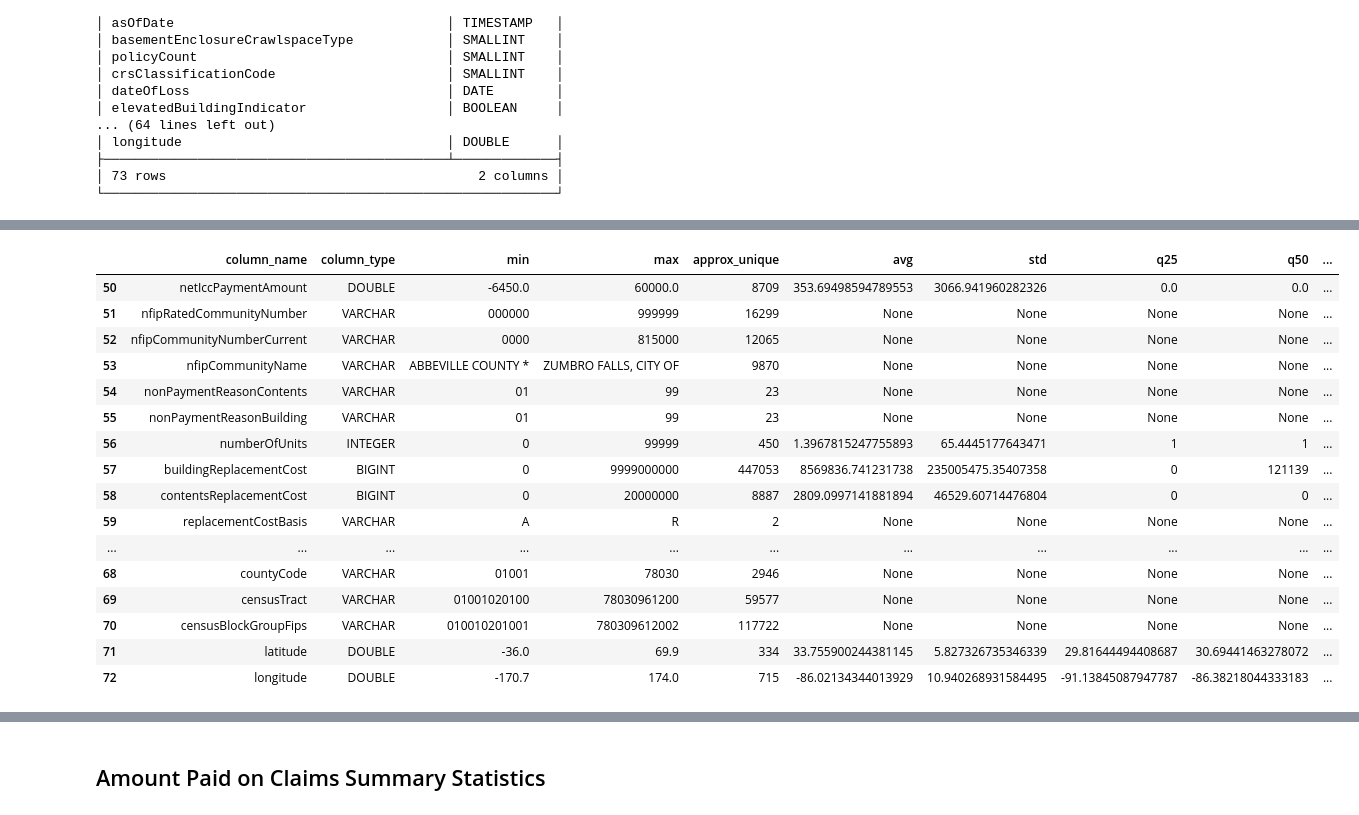
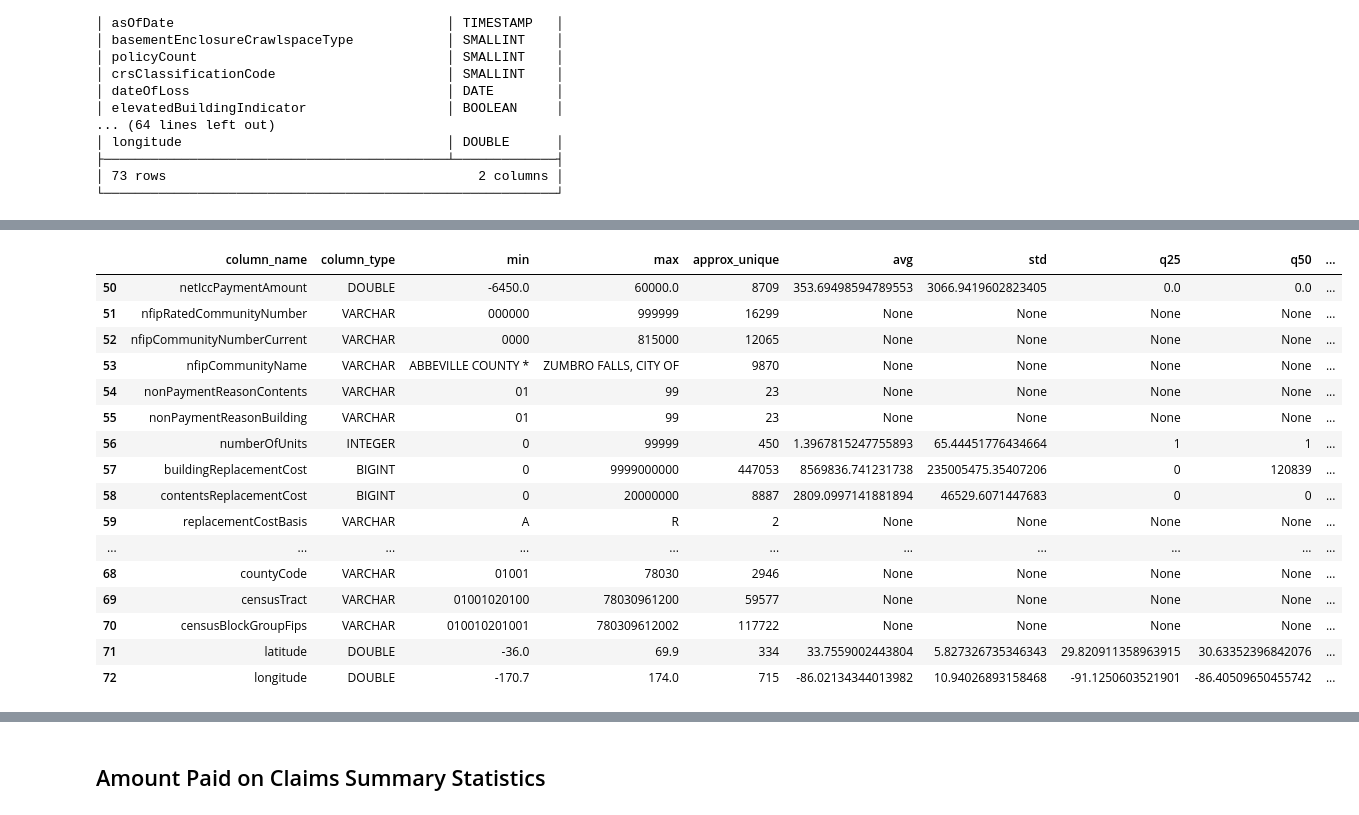
Before and after one commit to mebauer/duckdb-fema-nfip, a Jupyter notebook: analysis.ipynb, the cells around one changed output, grey strips where cells are left out. Drawn from its saved outputs; the diff is of its cells as text; code cells hidden in the pictures.

```diff
--- a/analysis.ipynb
+++ b/analysis.ipynb
@@ -332,20 +380,20 @@ summarize_df.iloc[25:50, :]
 # %%
-summarize_df.iloc[50:, :]
+con.sql(sql).df().iloc[50:, :]
 # %% [output]
 |  | column_name | column_type | min | max | approx_unique | avg | std | q25 | q50 | ... |
-| 50 | netIccPaymentAmount | DOUBLE | -6450.0 | 60000.0 | 8709 | 353.69498594789553 | 3066.941960282326 | 0.0 | 0.0 | ... |
+| 50 | netIccPaymentAmount | DOUBLE | -6450.0 | 60000.0 | 8709 | 353.69498594789553 | 3066.9419602823405 | 0.0 | 0.0 | ... |
 | 51 | nfipRatedCommunityNumber | VARCHAR | 000000 | 999999 | 16299 | None | None | None | None | ... |
 | 52 | nfipCommunityNumberCurrent | VARCHAR | 0000 | 815000 | 12065 | None | None | None | None | ... |
 | 53 | nfipCommunityName | VARCHAR | ABBEVILLE COUNTY * | ZUMBRO FALLS, CITY OF | 9870 | None | None | None | None | ... |
 | 54 | nonPaymentReasonContents | VARCHAR | 01 | 99 | 23 | None | None | None | None | ... |
 | 55 | nonPaymentReasonBuilding | VARCHAR | 01 | 99 | 23 | None | None | None | None | ... |
-| 56 | numberOfUnits | INTEGER | 0 | 99999 | 450 | 1.3967815247755893 | 65.4445177643471 | 1 | 1 | ... |
-| 57 | buildingReplacementCost | BIGINT | 0 | 9999000000 | 447053 | 8569836.741231738 | 235005475.35407358 | 0 | 121139 | ... |
-| 58 | contentsReplacementCost | BIGINT | 0 | 20000000 | 8887 | 2809.0997141881894 | 46529.60714476804 | 0 | 0 | ... |
+| 56 | numberOfUnits | INTEGER | 0 | 99999 | 450 | 1.3967815247755893 | 65.44451776434664 | 1 | 1 | ... |
+| 57 | buildingReplacementCost | BIGINT | 0 | 9999000000 | 447053 | 8569836.741231738 | 235005475.35407206 | 0 | 120839 | ... |
+| 58 | contentsReplacementCost | BIGINT | 0 | 20000000 | 8887 | 2809.0997141881894 | 46529.6071447683 | 0 | 0 | ... |
 | 59 | replacementCostBasis | VARCHAR | A | R | 2 | None | None | None | None | ... |
 | ... | ... | ... | ... | ... | ... | ... | ... | ... | ... | ... |
 | 68 | countyCode | VARCHAR | 01001 | 78030 | 2946 | None | None | None | None | ... |
 | 69 | censusTract | VARCHAR | 01001020100 | 78030961200 | 59577 | None | None | None | None | ... |
 | 70 | censusBlockGroupFips | VARCHAR | 010010201001 | 780309612002 | 117722 | None | None | None | None | ... |
-| 71 | latitude | DOUBLE | -36.0 | 69.9 | 334 | 33.755900244381145 | 5.827326735346339 | 29.81644494408687 | 30.69441463278072 | ... |
-| 72 | longitude | DOUBLE | -170.7 | 174.0 | 715 | -86.02134344013929 | 10.940268931584495 | -91.13845087947787 | -86.38218044333183 | ... |
+| 71 | latitude | DOUBLE | -36.0 | 69.9 | 334 | 33.7559002443804 | 5.827326735346343 | 29.820911358963915 | 30.63352396842076 | ... |
+| 72 | longitude | DOUBLE | -170.7 | 174.0 | 715 | -86.02134344013982 | 10.94026893158468 | -91.1250603521901 | -86.40509650455742 | ... |
```
Also changed, not shown: parts of 41 cells of this notebook.
